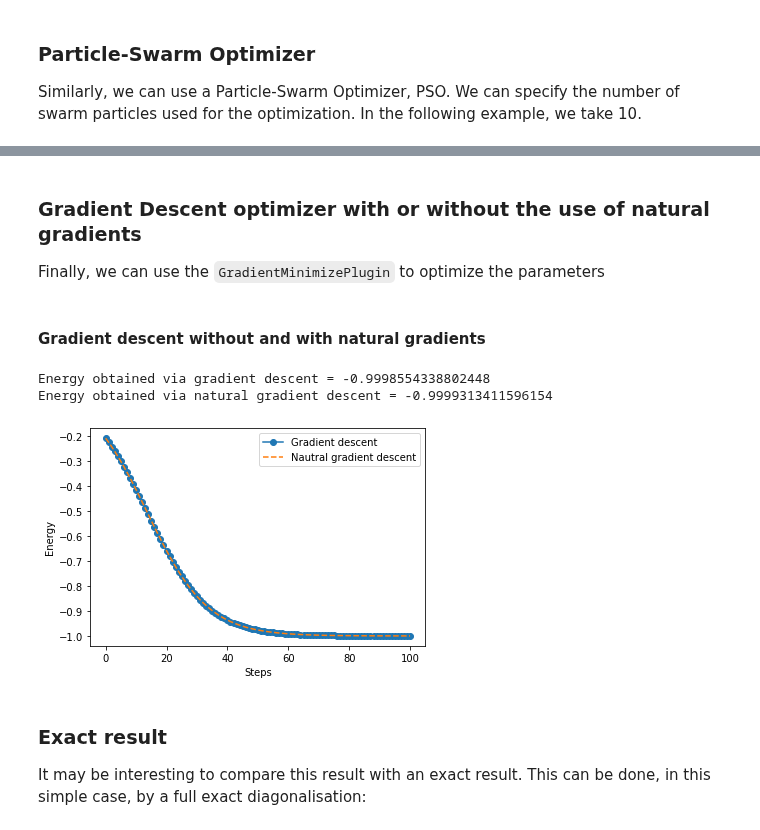
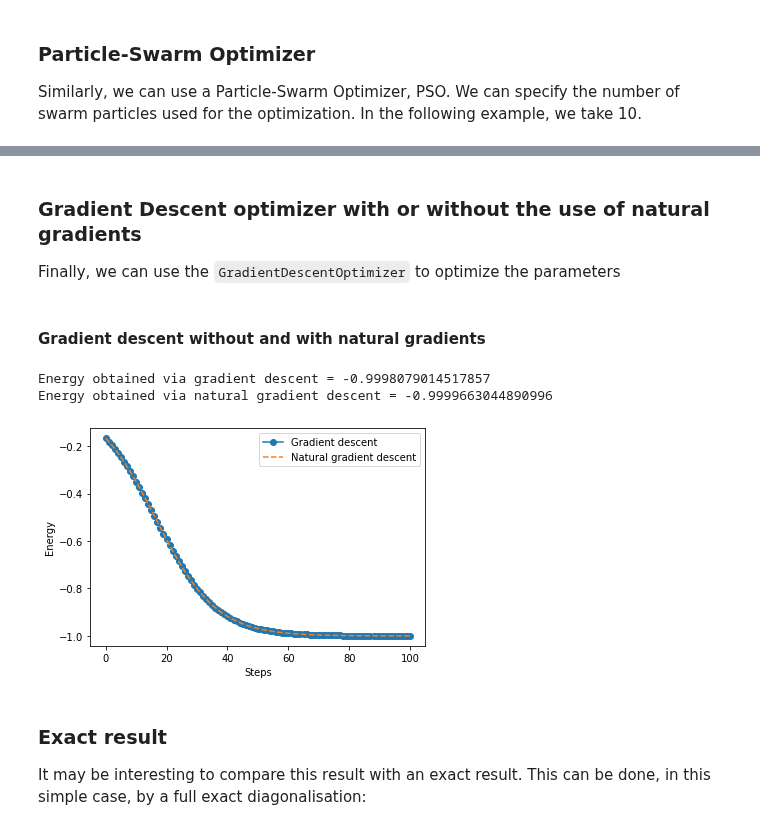
Before and after one commit to myQLM/myqlm-fermion, a Jupyter notebook: doc/notebooks/qat_fermion_vqe_hubbard.ipynb, the cells around one changed output, grey strips where cells are left out. Drawn from its saved outputs; the diff is of its cells as text; code cells hidden in the pictures.

```diff
--- a/doc/notebooks/qat_fermion_vqe_hubbard.ipynb
+++ b/doc/notebooks/qat_fermion_vqe_hubbard.ipynb
@@ -164,33 +164,33 @@ Minimum energy = -1.0
 # %% [markdown]
  ### Gradient Descent optimizer with or without the use of natural gradients
 
-Finally, we can use the `GradientMinimizePlugin` to optimize the parameters
+Finally, we can use the `GradientDescentOptimizer` to optimize the parameters
 # %% [markdown]
 #### Gradient descent without and with natural gradients
 # %%
 from qat.plugins import GradientDescentOptimizer
 
 gradient_descent = GradientDescentOptimizer(maxiter=100, lambda_step=0.1, natural_gradient=False, tol=1e-7)
 natural_gradient = GradientDescentOptimizer(maxiter=100, lambda_step=0.1, natural_gradient=True, tol=1e-7)
 
 qpu_grad = gradient_descent | linalg_qpu
 qpu_natgrad = natural_gradient | linalg_qpu
 
 result_grad = qpu_grad.submit(job)
 result_natgrad = qpu_natgrad.submit(job)
 
 plt.plot(eval(result_grad.meta_data["optimization_trace"]), "-o", label="Gradient descent")
-plt.plot(eval(result_grad.meta_data["optimization_trace"]), "--", label="Nautral gradient descent")
+plt.plot(eval(result_grad.meta_data["optimization_trace"]), "--", label="Natural gradient descent")
 plt.xlabel("Steps")
 plt.ylabel("Energy")
 plt.legend()
 
 print(f"Energy obtained via gradient descent = {result_grad.value}")
 print(f"Energy obtained via natural gradient descent = {result_natgrad.value}")
 # %% [output]
-Energy obtained via gradient descent = -0.9998554338802448
-Energy obtained via natural gradient descent = -0.9999313411596154
+Energy obtained via gradient descent = -0.9998079014517857
+Energy obtained via natural gradient descent = -0.9999663044890996
-[figure, old version]
+[figure, new version]
 # %% [markdown]
 ### Exact result
 It may be interesting to compare this result with an exact result. This can be done, in this simple case, by a full exact diagonalisation:
```
Also changed, not shown: parts of 1 cell of this notebook, 8 other files.
